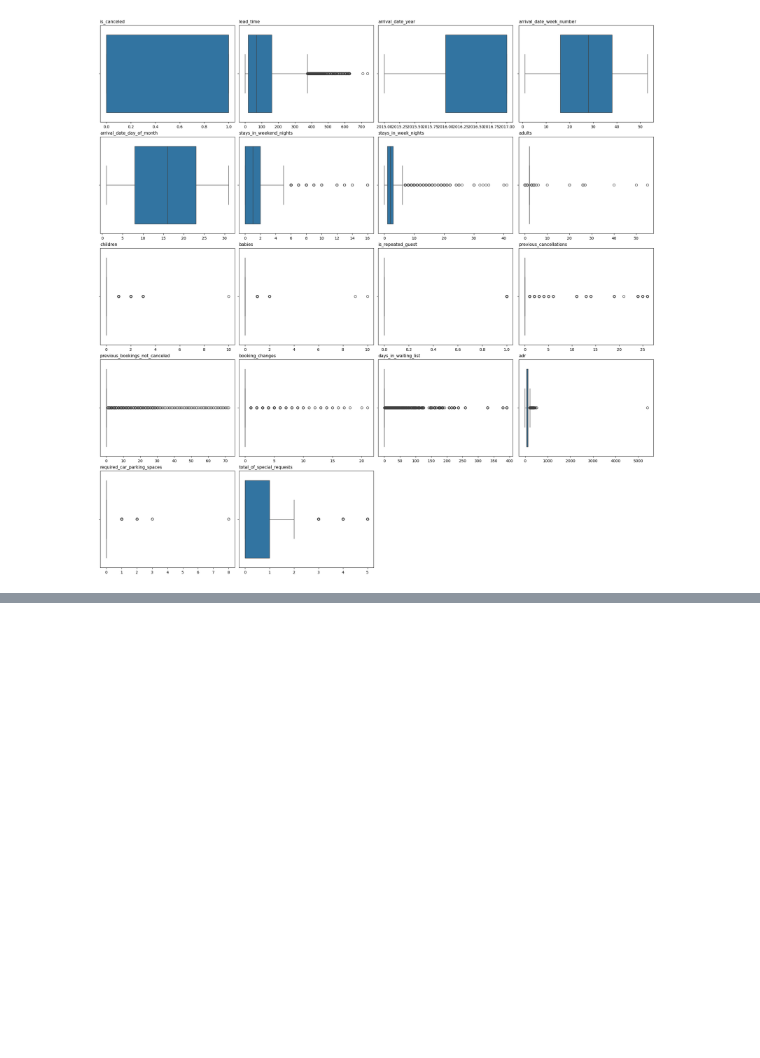
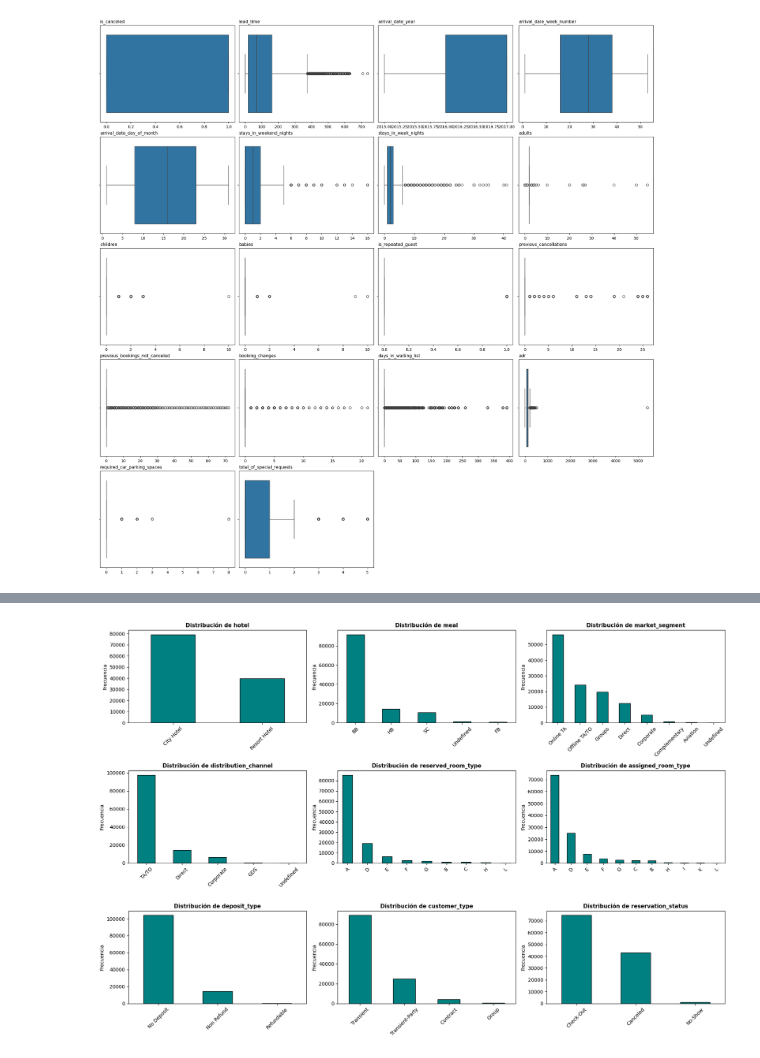
Before and after one commit to acascanzal/EDA-TCD, a Jupyter notebook: main.ipynb, the cells around one changed output, grey strips where cells are left out. Saved outputs shown, nothing was run; the diff lists cells and outputs as text; code cells hidden in the pictures; blank space fills up the shorter version.

```diff
--- a/main.ipynb
+++ b/main.ipynb
@@ -156,0 +432,13 @@ atipical_cols = ['lead_time','adults','children','babies','previous_cancellation
+# %%
+# Estadísticas de las variables categóricas
+print("=== RESUMEN DE VARIABLES CATEGÓRICAS ===\n")
+categorical_to_plot = ['hotel', 'arrival_date_month', 'meal', 'country',
+                       'market_segment', 'distribution_channel', 'reserved_room_type',
+                       'deposit_type', 'customer_type']
+for col in categorical_to_plot:
+    print(f"\n{col.upper()}:")
+    print(f"  - Valores únicos: {df[col].nunique()}")
+    print(f"  - Valor más frecuente: {df[col].mode()[0]} ({df[col].value_counts().iloc[0]} veces, {(df[col].value_counts().iloc[0]/len(df)*100):.2f}%)")
+    print(f"  - Top 3:")
+    for idx, (val, count) in enumerate(df[col].value_counts().head(3).items(), 1):
+        print(f"      {idx}. {val}: {count} ({(count/len(df)*100):.2f}%)")
@@ -156,0 +463,26 @@ atipical_cols = ['lead_time','adults','children','babies','previous_cancellation
+# %%
+# Visualización de variables categóricas principales
+fig, axes = plt.subplots(3, 3, figsize=(18, 12))
+axes = axes.flatten()
+
+categorical_to_plot = ['hotel', 'meal', 'market_segment', 'distribution_channel',
+                       'reserved_room_type', 'assigned_room_type', 'deposit_type',
+                       'customer_type', 'reservation_status']
+
+for i, col in enumerate(categorical_to_plot):
+    if i < len(axes):
+        value_counts = df[col].value_counts()
+        value_counts.plot(kind='bar', ax=axes[i], color='teal', edgecolor='black')
+        axes[i].set_title(f'Distribución de {col}', fontsize=11, fontweight='bold')
+        axes[i].set_xlabel('')
+        axes[i].set_ylabel('Frecuencia')
+        axes[i].tick_params(axis='x', rotation=45)
+
+# Eliminar ejes vacíos
+for j in range(i+1, len(axes)):
+    fig.delaxes(axes[j])
+
+plt.tight_layout()
+plt.show()
+# %% [output]
+[figure, added]
```
Also changed, not shown: parts of 28 cells of this notebook, 1 other file.
